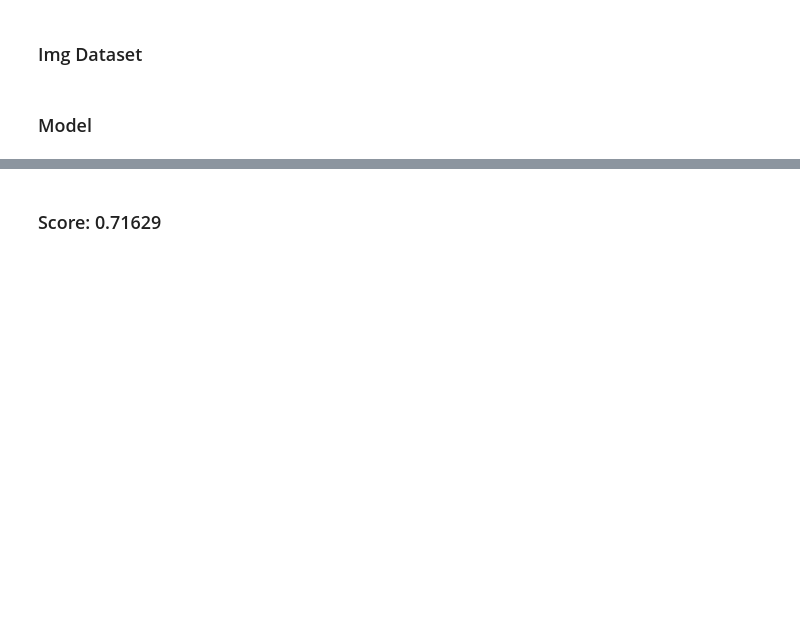
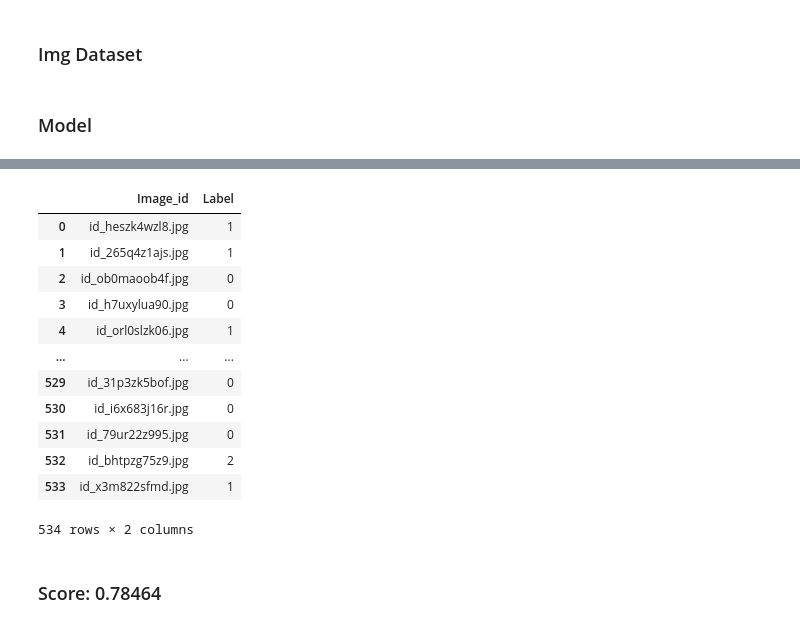
Before and after one commit to All4Nothing/COSE362_Term_Project, a Jupyter notebook: baseline-resnet-50.ipynb, the cells around one changed output, grey strips where cells are left out. Cells and saved outputs as stored; diff of their text form; code cells hidden in the pictures; blank space fills up the shorter version.

```diff
--- a/baseline-resnet-50.ipynb
+++ b/baseline-resnet-50.ipynb
@@ -217,5 +305,7 @@ device
+# %%
+model = resnet50_tf
 # %%
 criterion = nn.CrossEntropyLoss()
-optimizer = optim.Adam(resnet50_tf.parameters(), lr=3e-4)
+optimizer = optim.Adam(model.parameters(), lr=3e-4)
 # %%
 train_loader, val_loader, test_loader = make_data_loader(batch_size=128)
@@ -228,2 +320,2 @@ len(test_loader.dataset)
 # %%
-resnet50_1, val_label, val_pred = train_model(device, resnet50_tf, train_loader, val_loader, criterion, optimizer, 30)
+resnet50_1, val_label, val_pred = train_model(device, model, train_loader, val_loader, criterion, optimizer, 30)
@@ -258,8 +370,22 @@ plot_confusion_matrix(confusion_matrix(val_label, val_pred), target_names=classe
 # %%
-test_pred = test_model(device, resnet50_tf, test_loader)
+test_pred = test_model(device, resnet50_1, test_loader)
 # %%
 ss.loc[:,'Label'] = test_pred
-ss.to_csv('result_resnet50.csv', index=False)
-ss.head()
+ss.to_csv('result_resnet50-v5.csv', index=False)
+display(ss)
+# %% [output]
+|  | Image_id | Label |
+| 0 | id_heszk4wzl8.jpg | 1 |
+| 1 | id_265q4z1ajs.jpg | 1 |
+| 2 | id_ob0maoob4f.jpg | 0 |
+| 3 | id_h7uxylua90.jpg | 0 |
+| 4 | id_orl0slzk06.jpg | 1 |
+| ... | ... | ... |
+| 529 | id_31p3zk5bof.jpg | 0 |
+| 530 | id_i6x683j16r.jpg | 0 |
+| 531 | id_79ur22z995.jpg | 0 |
+| 532 | id_bhtpzg75z9.jpg | 2 |
+| 533 | id_x3m822sfmd.jpg | 1 |
+534 rows × 2 columns
 # %% [markdown]
-### Score: 0.71629
+### Score: 0.78464
```
Also changed, not shown: parts of 28 cells of this notebook.
